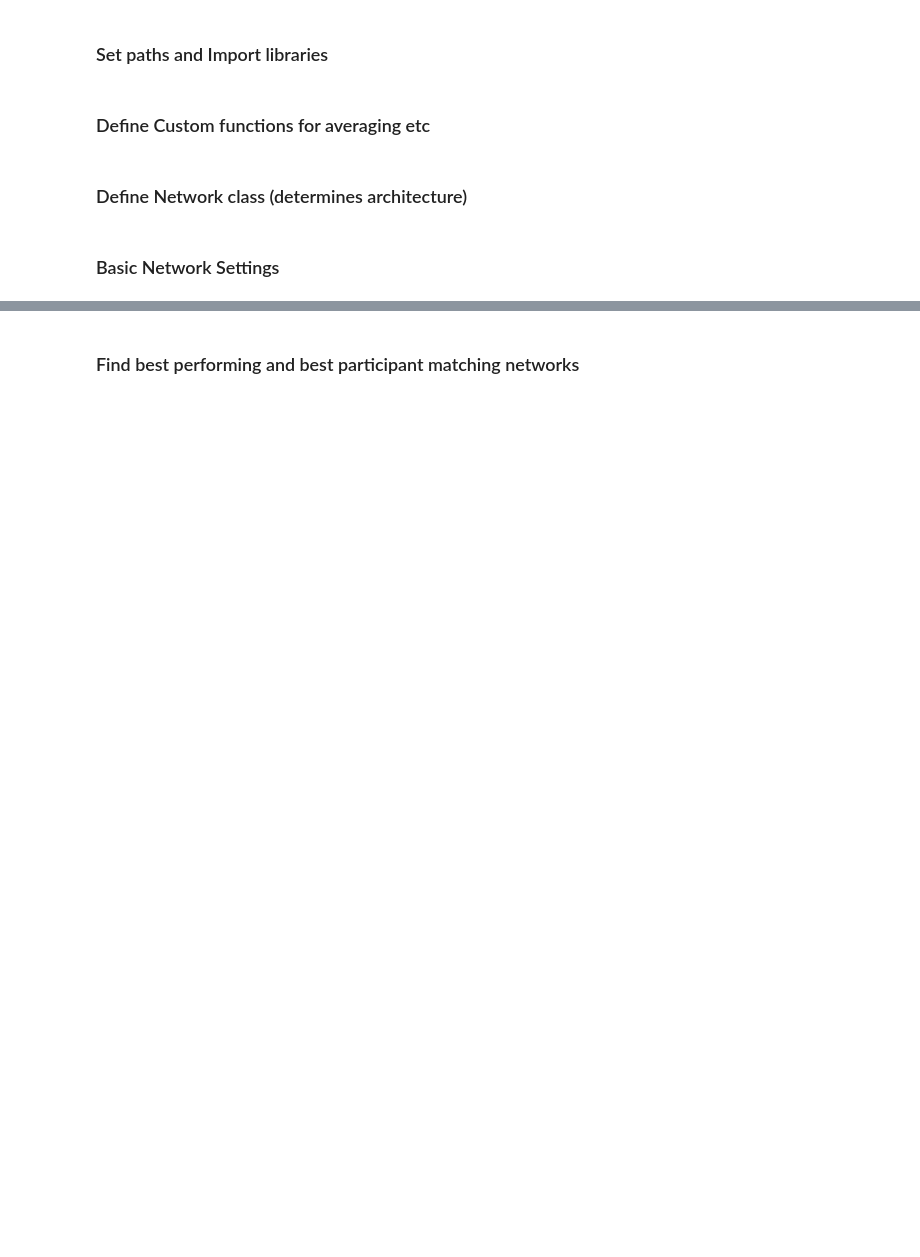
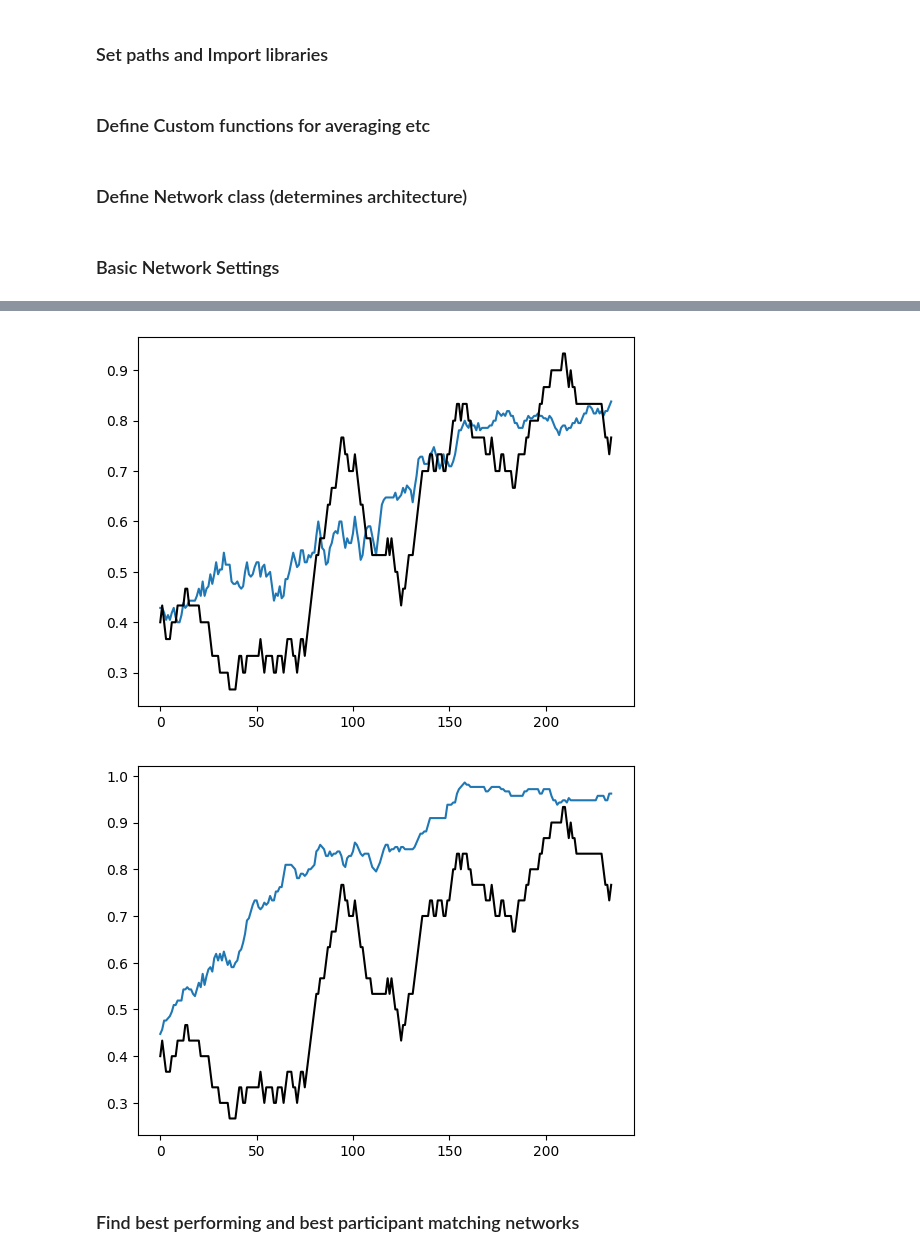
Before and after one commit to theoschaefer/orthoreplay, a Jupyter notebook: nico_models/nico_network_notebook.ipynb, the cells around one changed output, grey strips where cells are left out. Cells and saved outputs as stored; diff of their text form; code cells hidden in the pictures; blank space fills up the shorter version.

```diff
--- a/nico_models/nico_network_notebook.ipynb
+++ b/nico_models/nico_network_notebook.ipynb
@@ -477,3 +536,17 @@ Time elapsed: 4.23 min |Best net perf: 0.870
+# %%
+cnll = nll_array[:, :, :, subj_idx, :]
+reshaped_nll = np.nanmean(cnll.reshape(-1, n_active_trials), axis = 1)
+cidx = np.argmin(LS)
+i, j, k = np.unravel_index(cidx, (n_lr, n_rg, n_fg))
+
+
+cidx = np.argmin(reshaped_nll)
+plt.plot(smoothed_data[cidx, :])
+plt.plot(smoothed_behavior[0], color = 'black')
+plt.show()
+# %% [output]
+[figure, added]
+[figure, added]
 # %% [markdown]
 ### Find best performing and best participant matching networks
 # %%
```
Also changed, not shown: parts of 7 cells of this notebook.
